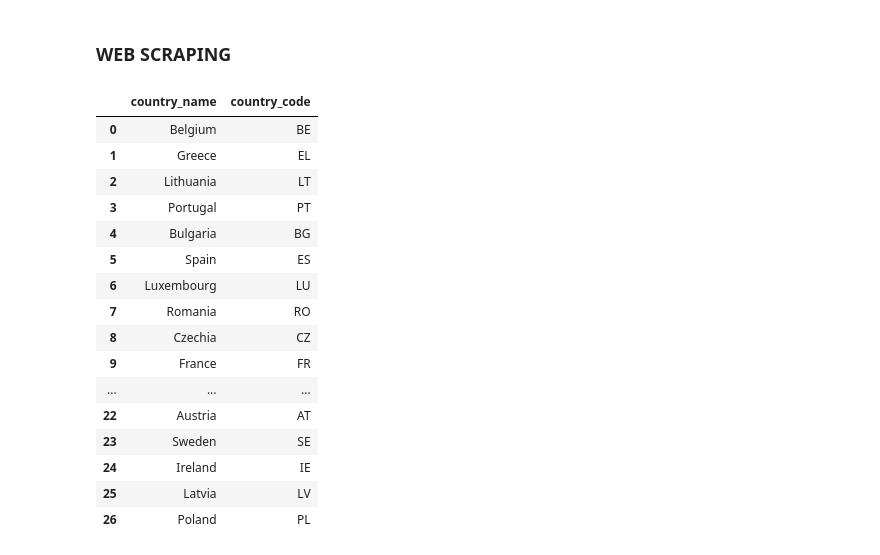
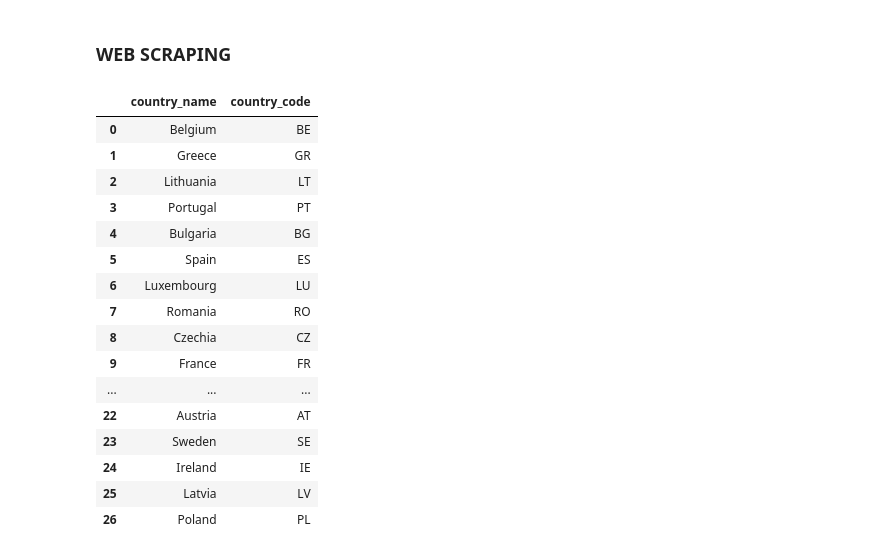
Before and after one commit to juanema74/ih_datamadpt0420_project_m1, a Jupyter notebook: notebooks/Data_v1.ipynb, the cells around one changed output. Saved outputs shown, nothing was run; the diff lists cells and outputs as text; code cells hidden in the pictures.

```diff
--- a/notebooks/Data_v1.ipynb
+++ b/notebooks/Data_v1.ipynb
@@ -168,27 +168,28 @@ df_table = pd.DataFrame(table)
 # %%
 import re
 dirty_list = []
 rows = table.find_all('tr')
 for tr in rows:
     element_row = tr.find_all('td')
     for td in element_row:
         dirty_list.append(td.text)
 #print(dirty_list)
 
 clean_list = []
 for i in dirty_list:
     f = i.replace('\n', '').replace('(','').replace(')','')
     clean_list.append(f)
 #print(clean_list)
 
 row_split = 2
 rows_refactored = [clean_list[x:x+row_split] for x in range(0, len(clean_list), row_split)]
-df_countries =pd.DataFrame(rows_refactored,columns = {'country_name','country_code'})
+df_countries = pd.DataFrame(rows_refactored, columns={'country_name', 'country_code'})
+df_countries['country_code'].replace({'EL': 'GR'}, inplace=True)
 df_countries
 # %% [output]
 |  | country_name | country_code |
 | 0 | Belgium | BE |
-| 1 | Greece | EL |
+| 1 | Greece | GR |
 | 2 | Lithuania | LT |
 | 3 | Portugal | PT |
 | 4 | Bulgaria | BG |
```
Also changed, not shown: 3 other files.
